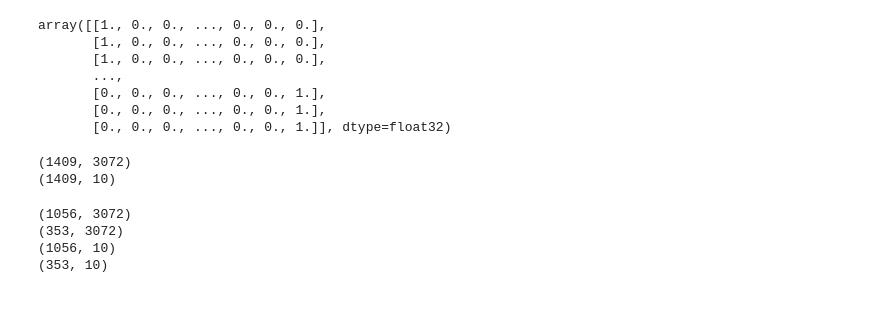
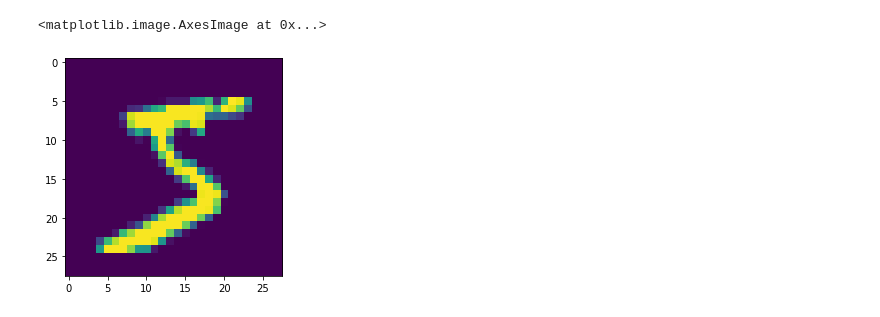
Before and after one commit to pinchu0499/DL, a Jupyter notebook: LAB5/Lab5_DL.ipynb, the cells around one changed output. Cells and saved outputs as stored; diff of their text form; code cells hidden in the pictures.

```diff
--- a/LAB5/Lab5_DL.ipynb
+++ b/LAB5/Lab5_DL.ipynb
@@ -85,32 +0,0 @@ t=[x/255 for x in t]
-# %%
-#result vector
-r=to_categorical(r) #convert to categorical
-r
-# %% [output]
-array([[1., 0., 0., ..., 0., 0., 0.],
-       [1., 0., 0., ..., 0., 0., 0.],
-       [1., 0., 0., ..., 0., 0., 0.],
-       ...,
-       [0., 0., 0., ..., 0., 0., 1.],
-       [0., 0., 0., ..., 0., 0., 1.],
-       [0., 0., 0., ..., 0., 0., 1.]], dtype=float32)
-# %%
-X=np.array(t)
-y=np.array(r)
-print(X.shape)
-print(y.shape)
-# %% [output]
-(1409, 3072)
-(1409, 10)
-# %%
-from sklearn.model_selection import train_test_split
-X_train, X_test, y_train, y_test = train_test_split(X, y, test_size=0.25, train_size=0.75)
-print(X_train.shape)
-print(X_test.shape)
-print(y_train.shape)
-print(y_test.shape)
-# %% [output]
-(1056, 3072)
-(353, 3072)
-(1056, 10)
-(353, 10)
@@ -116,0 +3,9 @@ print(y_test.shape)
+# %%
+mnist =tf.keras.datasets.mnist
+(x_train,y_train),(x_test,y_test)=mnist.load_data()
+# %%
+import matplotlib.pyplot as plt
+plt.imshow(x_train[0])
+# %% [output]
+<matplotlib.image.AxesImage at 0x...>
+[figure, added]
```
Also changed, not shown: parts of 35 cells of this notebook.
